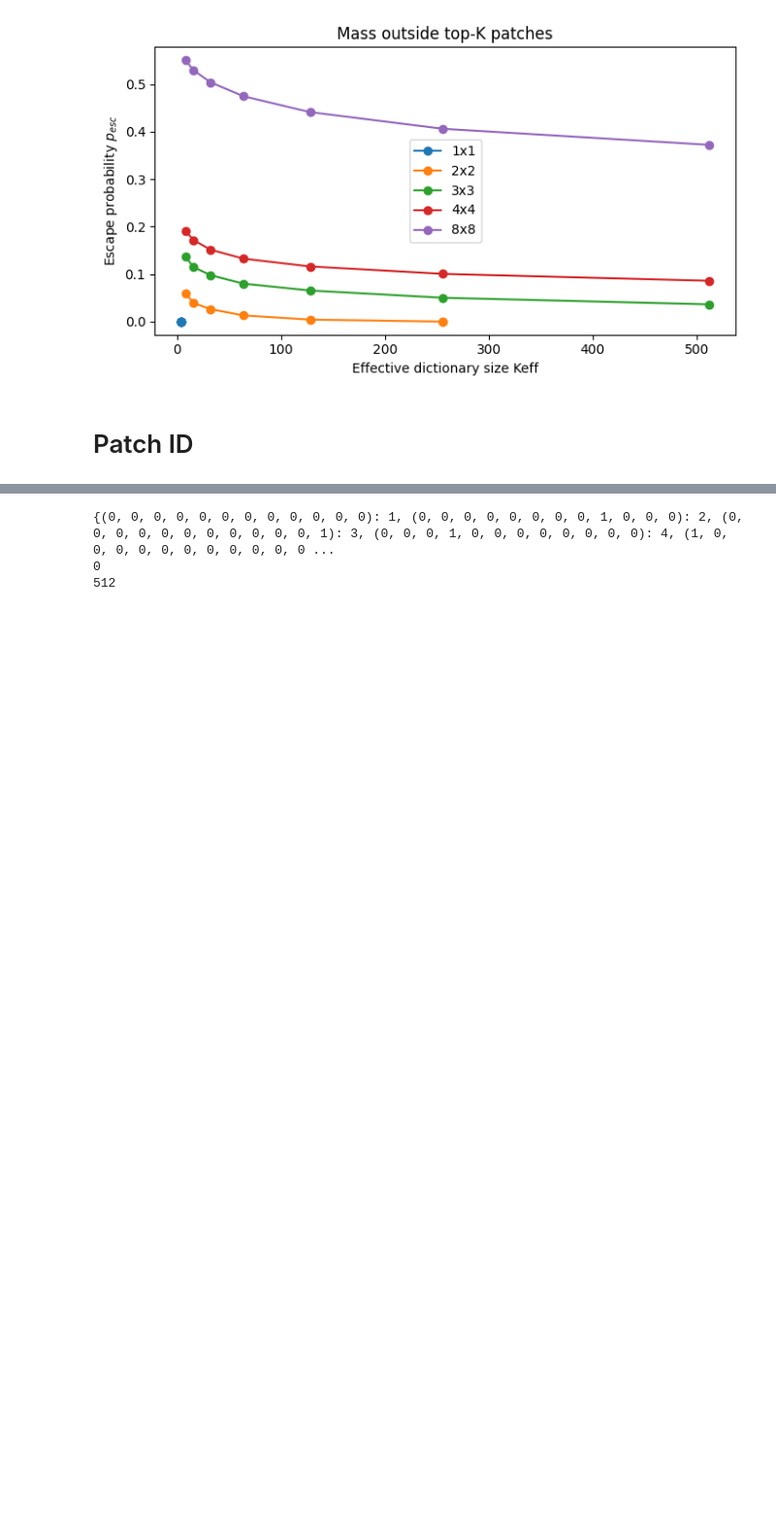
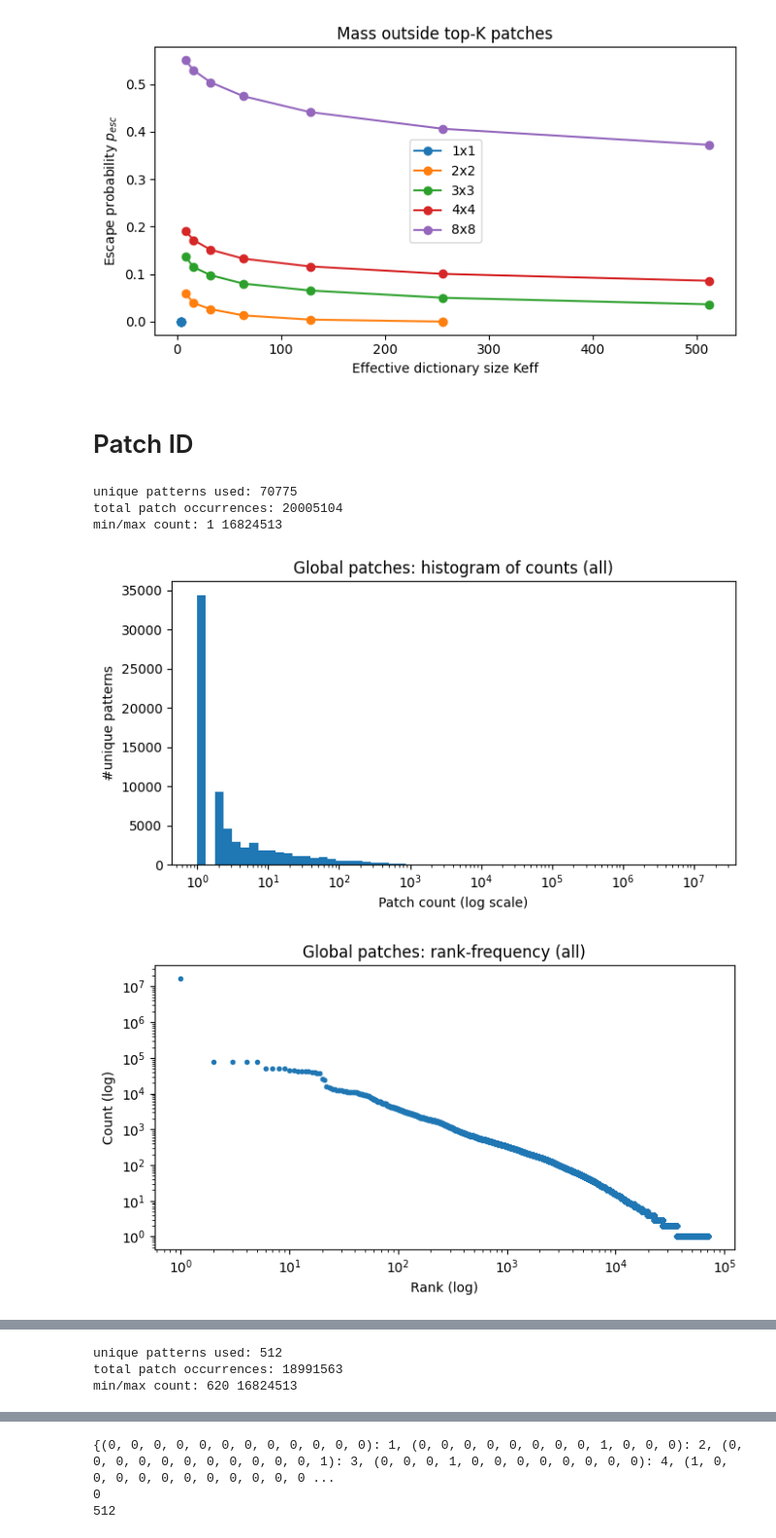
Before and after one commit to ArghyaDas112358/smart-pixels-ml, a Jupyter notebook: Pattern_patching.ipynb, the cells around one changed output, grey strips where cells are left out. Shown at 97% size. Drawn from its saved outputs; the diff is of its cells as text; code cells hidden in the pictures; blank space fills up the shorter version.

```diff
--- a/Pattern_patching.ipynb
+++ b/Pattern_patching.ipynb
@@ -436,3 +436,68 @@ patches_ctr = extract_gbl_patch_ctr(
     padding="same",
     max_batches=None      # set e.g. 1 for a quick approximation
 )
+# %%
+def plot_patch_counter_hist(patches_ctr, topK=None, logx=True, nbins=50, title_prefix="Patch counter"):
+    """
+    patches_ctr: Counter {patch_tuple: count}
+    topK: if set, only use top-K patterns for plots
+    """
+    items = patches_ctr.most_common(topK) if topK is not None else list(patches_ctr.items())
+    cnts = np.array([c for _, c in items], dtype=np.int64)
+
+    total = cnts.sum()
+    print("unique patterns used:", len(cnts))
+    print("total patch occurrences:", int(total))
+    print("min/max count:", int(cnts.min()), int(cnts.max()))
+
+    # 1) Histogram of counts
+    plt.figure(figsize=(7,4))
+    if logx:
+        bins = np.logspace(np.log10(max(1, cnts.min())), np.log10(cnts.max()), nbins)
+        plt.hist(cnts, bins=bins)
+        plt.xscale("log")
+        plt.xlabel("Patch count (log scale)")
+    else:
+        plt.hist(cnts, bins=nbins)
+        plt.xlabel("Patch count")
+
+    plt.ylabel("#unique patterns")
+    plt.title(f"{title_prefix}: histogram of counts" + (f" (topK={topK})" if topK else " (all)"))
+    plt.tight_layout()
+    plt.show()
+
+    # 2) Rank-frequency (Zipf-style)
+    plt.figure(figsize=(7,4))
+    cnts_sorted = np.sort(cnts)[::-1]
+    ranks = np.arange(1, len(cnts_sorted)+1)
+    plt.plot(ranks, cnts_sorted, marker=".", linestyle="none")
+    plt.xscale("log")
+    plt.yscale("log")
+    plt.xlabel("Rank (log)")
+    plt.ylabel("Count (log)")
+    plt.title(f"{title_prefix}: rank-frequency" + (f" (topK={topK})" if topK else " (all)"))
+    plt.tight_layout()
+    plt.show()
+
+    # 3) Cumulative probability mass vs rank
+    plt.figure(figsize=(7,4))
+    p = cnts_sorted / cnts_sorted.sum()
+    cum = np.cumsum(p)
+    plt.plot(ranks, cum)
+    plt.xscale("log")
+    plt.xlabel("Rank (log)")
+    plt.ylabel("Cumulative mass")
+    plt.title(f"{title_prefix}: cumulative mass" + (f" (topK={topK})" if topK else " (all)"))
+    plt.tight_layout()
+    plt.show()
+
+# Example usage after you build patches_ctr:
+plot_patch_counter_hist(patches_ctr, topK=None, logx=True, nbins=60, title_prefix="Global patches")
+# or just top-K:
+plot_patch_counter_hist(patches_ctr, topK=512, logx=True, nbins=40, title_prefix="Global patches")
+# %% [output]
+unique patterns used: 70775
+total patch occurrences: 20005104
+min/max count: 1 16824513
+[figure, added]
+[figure, added]
@@ -438,0 +505,3 @@ patches_ctr = extract_gbl_patch_ctr(
+unique patterns used: 512
+total patch occurrences: 18991563
+min/max count: 620 16824513
```
Also changed, not shown: parts of 8 cells of this notebook.
